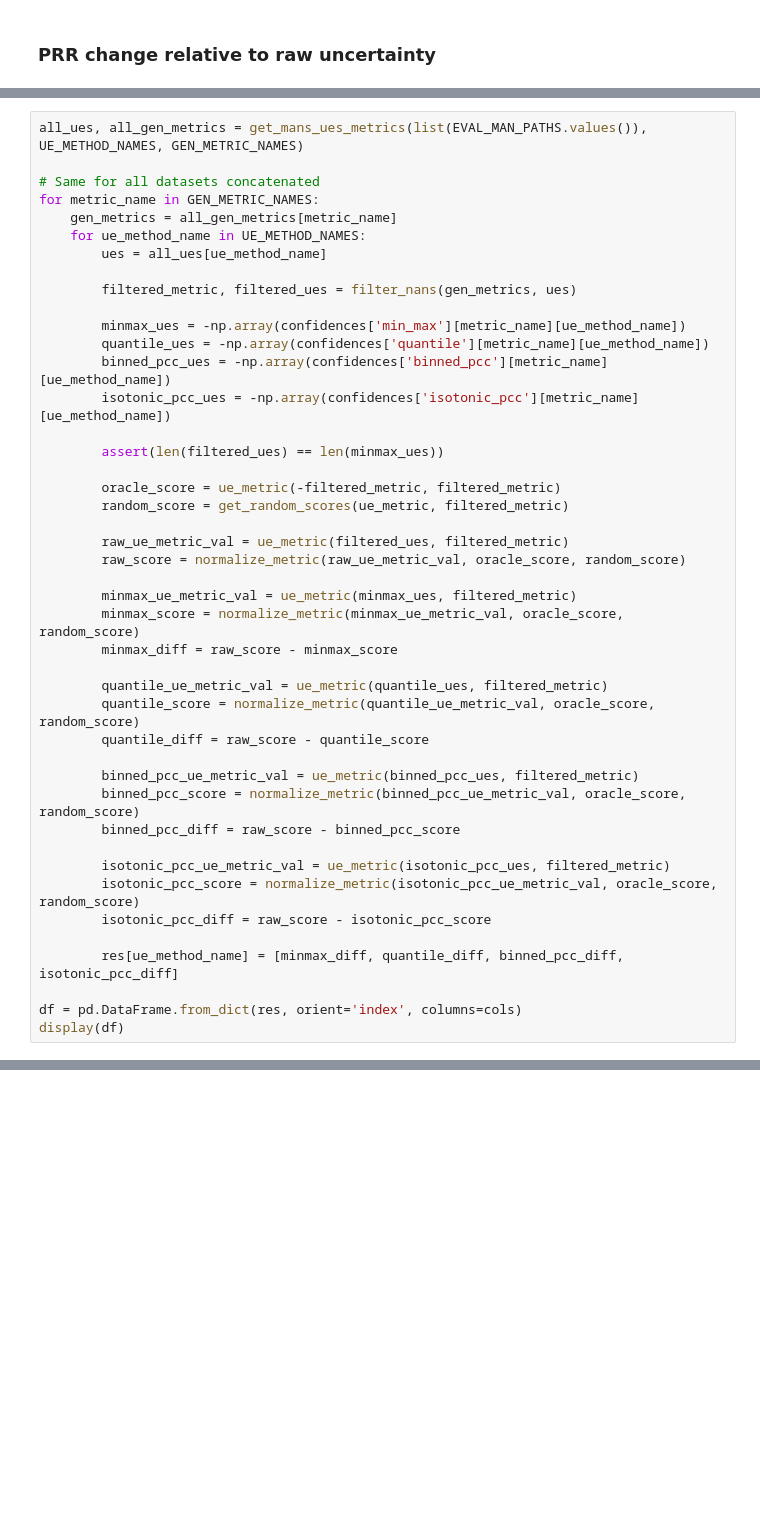
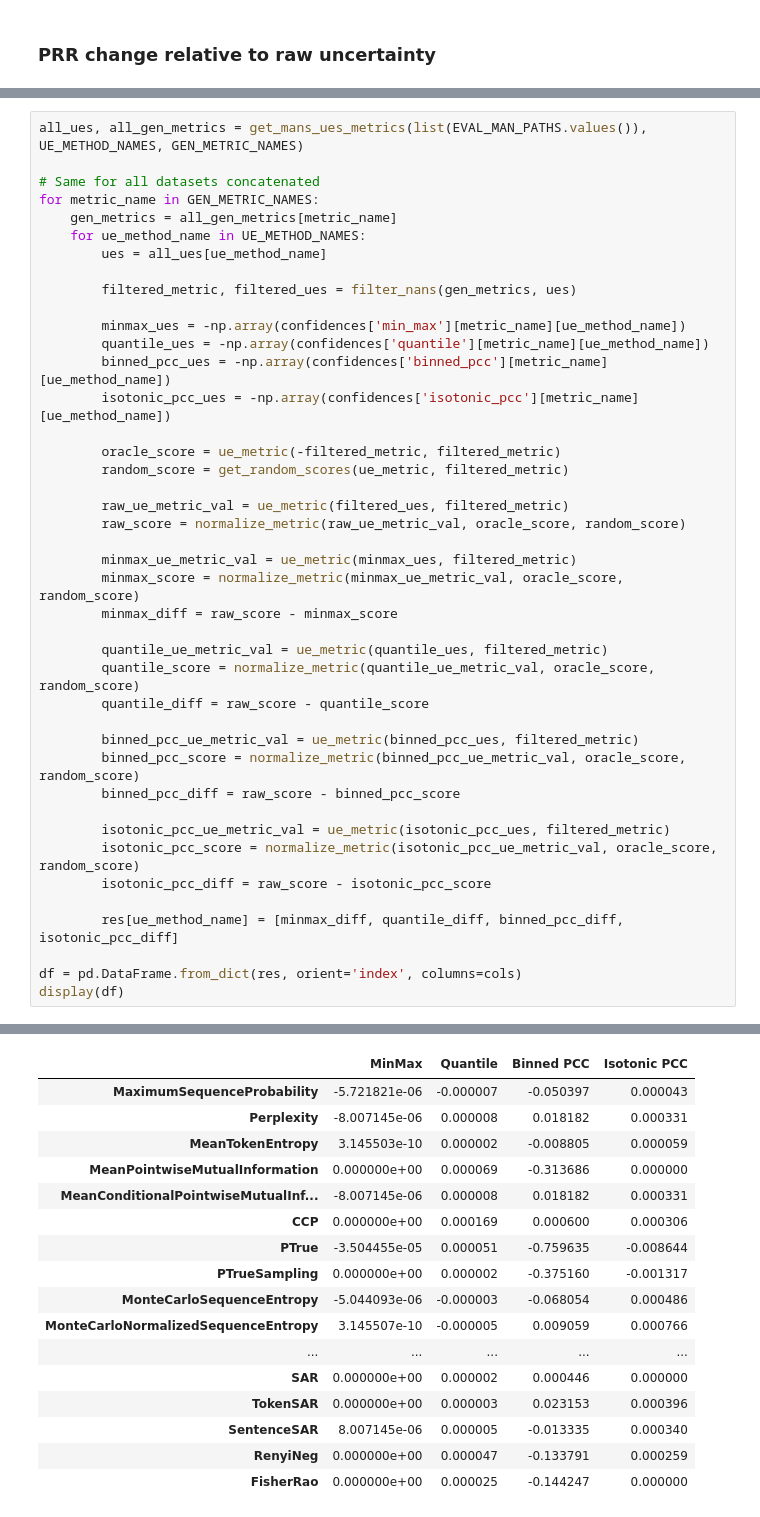
Before and after one commit to IINemo/lm-polygraph, a Jupyter notebook: notebooks/normalization.ipynb, the cells around one changed output, grey strips where cells are left out. Drawn from its saved outputs; the diff is of its cells as text; blank space fills up the shorter version.

```diff
--- a/notebooks/normalization.ipynb
+++ b/notebooks/normalization.ipynb
@@ -544,8 +561,6 @@ for metric_name in GEN_METRIC_NAMES:
         quantile_ues = -np.array(confidences['quantile'][metric_name][ue_method_name])
         binned_pcc_ues = -np.array(confidences['binned_pcc'][metric_name][ue_method_name])
         isotonic_pcc_ues = -np.array(confidences['isotonic_pcc'][metric_name][ue_method_name])
-
-        assert(len(filtered_ues) == len(minmax_ues))
 
         oracle_score = ue_metric(-filtered_metric, filtered_metric)
         random_score = get_random_scores(ue_metric, filtered_metric)
@@ -601,0 +599,17 @@ Stat calculators: [<lm_polygraph.stat_calculators.greedy_probs.GreedyProbsCalcul
+|  | MinMax | Quantile | Binned PCC | Isotonic PCC |
+| MaximumSequenceProbability | -5.721821e-06 | -0.000007 | -0.050397 | 0.000043 |
+| Perplexity | -8.007145e-06 | 0.000008 | 0.018182 | 0.000331 |
+| MeanTokenEntropy | 3.145503e-10 | 0.000002 | -0.008805 | 0.000059 |
+| MeanPointwiseMutualInformation | 0.000000e+00 | 0.000069 | -0.313686 | 0.000000 |
+| MeanConditionalPointwiseMutualInf... | -8.007145e-06 | 0.000008 | 0.018182 | 0.000331 |
+| CCP | 0.000000e+00 | 0.000169 | 0.000600 | 0.000306 |
+| PTrue | -3.504455e-05 | 0.000051 | -0.759635 | -0.008644 |
+| PTrueSampling | 0.000000e+00 | 0.000002 | -0.375160 | -0.001317 |
+| MonteCarloSequenceEntropy | -5.044093e-06 | -0.000003 | -0.068054 | 0.000486 |
+| MonteCarloNormalizedSequenceEntropy | 3.145507e-10 | -0.000005 | 0.009059 | 0.000766 |
+| ... | ... | ... | ... | ... |
+| SAR | 0.000000e+00 | 0.000002 | 0.000446 | 0.000000 |
+| TokenSAR | 0.000000e+00 | 0.000003 | 0.023153 | 0.000396 |
+| SentenceSAR | 8.007145e-06 | 0.000005 | -0.013335 | 0.000340 |
+| RenyiNeg | 0.000000e+00 | 0.000047 | -0.133791 | 0.000259 |
+| FisherRao | 0.000000e+00 | 0.000025 | -0.144247 | 0.000000 |
```
Also changed, not shown: parts of 18 cells of this notebook, 5 other files.
